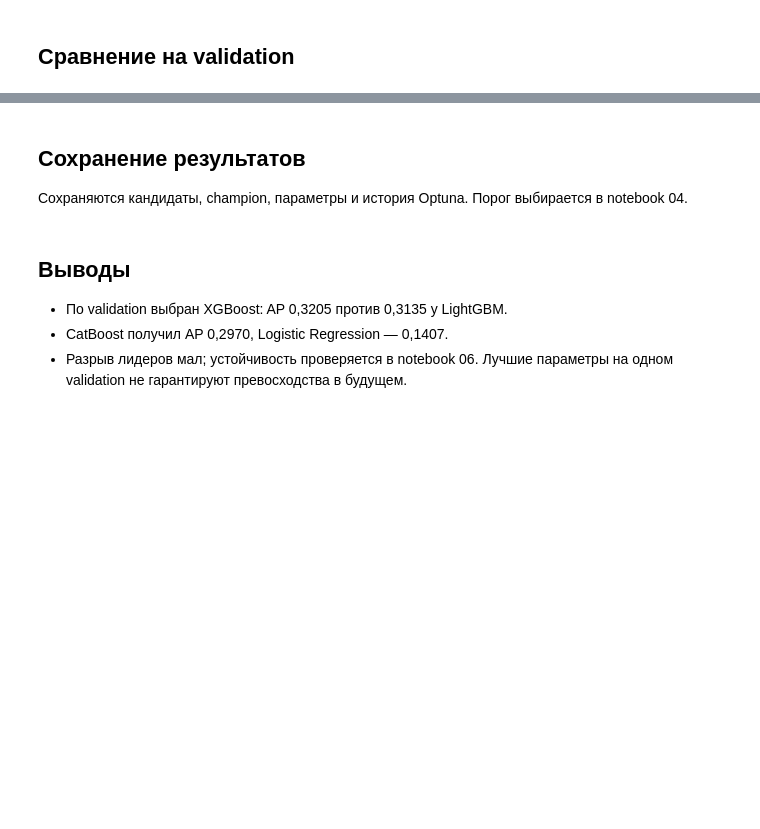
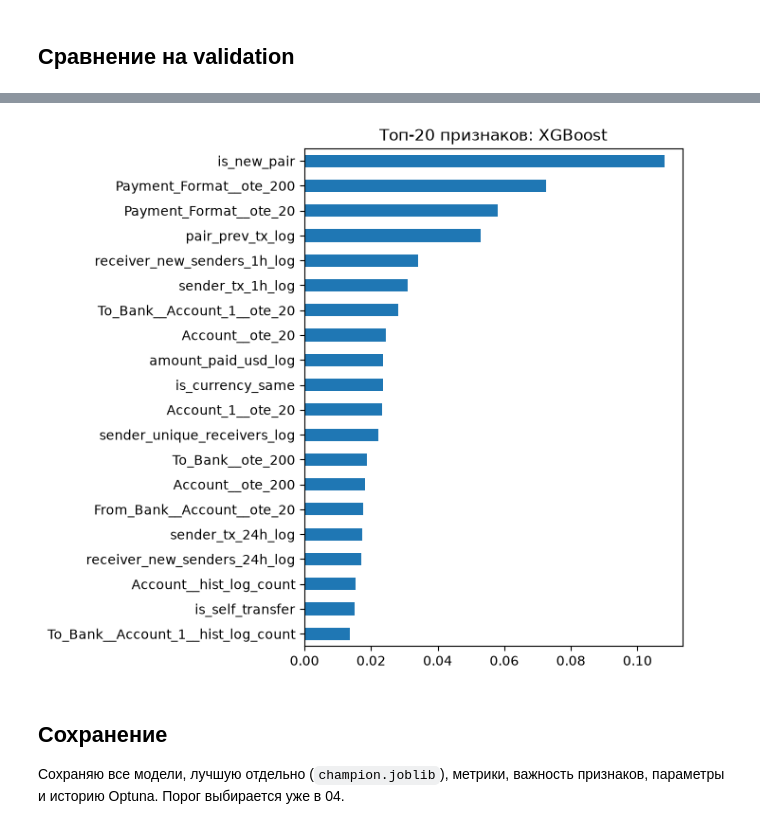
Before and after one commit to WSL-AI/AML, a Jupyter notebook: notebooks/03_training.ipynb, the cells around one changed output, grey strips where cells are left out. Cells and saved outputs as stored; diff of their text form; code cells hidden in the pictures; blank space fills up the shorter version.

```diff
--- a/notebooks/03_training.ipynb
+++ b/notebooks/03_training.ipynb
@@ -470,14 +266,10 @@ ranking_metrics(y_val, validation_scores["XGBoost"])
 # %% [markdown]
 ## Сравнение на validation
 # %%
-validation_results = pd.DataFrame(
-    {
-        model_name: ranking_metrics(y_val, scores)
-        for model_name, scores in validation_scores.items()
-    }
-).T.sort_values("AP", ascending=False)
+validation_results = pd.DataFrame({
+    name: evaluate(scores) for name, scores in validation_scores.items()
+}).T.sort_values("AP", ascending=False)
 
 champion_name = validation_results.index[0]
-
-print(f"Champion by validation AP: {champion_name}")
-validation_results.style.format("{:.4f}")
+print("лучшая по AP:", champion_name)
+validation_results.round(4)
@@ -507,5 +342,19 @@ plt.show()
+# %%
+champion = trained_models[champion_name]
+if hasattr(champion, "feature_importances_"):
+    importance = pd.Series(champion.feature_importances_, index=X_fit.columns)
+else:
+    importance = pd.Series(np.abs(champion[-1].coef_[0]), index=X_fit.columns)
+importance = importance.sort_values(ascending=False)
+importance.to_csv(TRAIN_DIR / "feature_importance.csv", header=["importance"])
+
+importance.head(20).sort_values().plot.barh(figsize=(7, 6), title=f"Топ-20 признаков: {champion_name}")
+plt.tight_layout()
+plt.show()
+# %% [output]
+[figure, added]
 # %% [markdown]
-## Сохранение результатов
+## Сохранение
 
-Сохраняются кандидаты, champion, параметры и история Optuna. Порог выбирается в notebook 04.
+Сохраняю все модели, лучшую отдельно (`champion.joblib`), метрики, важность признаков, параметры и историю Optuna. Порог выбирается уже в 04.
 # %%
@@ -529,6 +393,0 @@ set_active(RUN_DIR, "active_training.json", TRAIN_DIR)
-# %% [markdown]
-## Выводы
-
-- По validation выбран XGBoost: AP 0,3205 против 0,3135 у LightGBM.
-- CatBoost получил AP 0,2970, Logistic Regression — 0,1407.
-- Разрыв лидеров мал; устойчивость проверяется в notebook 06. Лучшие параметры на одном validation не гарантируют превосходства в будущем.
```
Also changed, not shown: parts of 46 cells of this notebook, 6 other files.
